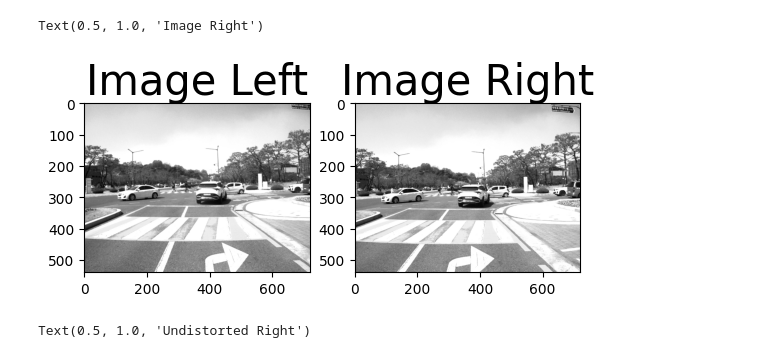
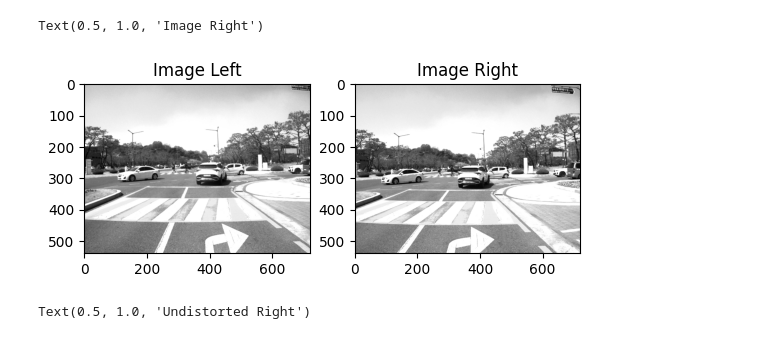
Before and after one commit to vicrion/lab-stereo-depth, a Jupyter notebook: depth.ipynb, the cells around one changed output. Saved outputs shown, nothing was run; the diff lists cells and outputs as text; code cells hidden in the pictures.

```diff
--- a/depth.ipynb
+++ b/depth.ipynb
@@ -11,36 +11,36 @@ import glob
 left_image_path = 'test/left/000000.png'
 right_image_path = 'test/right/000000.png'
 left_image = cv2.imread(left_image_path, cv2.IMREAD_GRAYSCALE)
 right_image = cv2.imread(right_image_path, cv2.IMREAD_GRAYSCALE)
 
 # Camera intrinsic parameters (K) and distortion coefficients (D)
 K1 = np.array([[646.955997072896, 0, 374.835206750483],
                [0, 647.313486650587, 274.110353312482],
                [0, 0, 1]])
 D1 = np.array([-0.233159251613014, 0.142542553330781, 0, 0, 0])
 
 K2 = np.array([[647.665206888116, 0, 367.691476534482],
                [0, 647.665543907575, 285.201609563427],
                [0, 0, 1]])
 D2 = np.array([-0.231756400305989, 0.129011020676044, 0, 0, 0])
 
 # Rotation matrix (R) and translation vector (T)
 R = np.array([[0.999995421151889, -0.00180011943011057, -0.00243253885758453],
               [0.00180115338716526, 0.999998288487383, 0.000422928813994127],
               [0.00243177337188796, -0.000427308253070042, 0.999996951938317]])
 T = np.array([-497.793948992697, -2.18455982352058, 3.78473995227301])
 
 # Image dimensions (assuming both images have the same size)
 image_size = left_image.shape[::-1]
 
 f, (ax1, ax2) = plt.subplots(1, 2)
 ax1.imshow(left_image, 'gray')
-ax1.set_title('Image Left', fontsize=30)
+ax1.set_title('Image Left')
 ax2.imshow(right_image, 'gray')
-ax2.set_title('Image Right', fontsize=30)
+ax2.set_title('Image Right')
 # %% [output]
 Text(0.5, 1.0, 'Image Right')
-[figure, old version]
+[figure, new version]
 # %%
 # Undistort the images
 left_undistorted = cv2.undistort(left_image, K1, D1)
```
Also changed, not shown: parts of 3 cells of this notebook, 2 other files.
